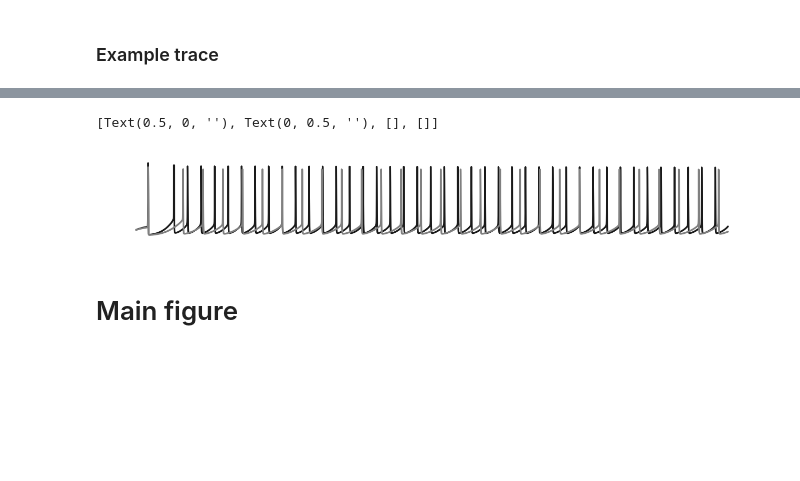
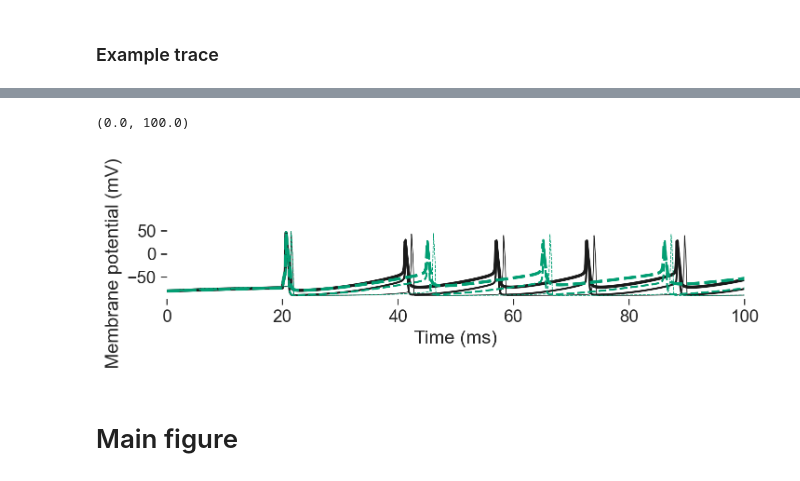
Before and after one commit to ChrisCurrin/pv-kcnc2, a Jupyter notebook: notebook.ipynb, the cells around one changed output, grey strips where cells are left out. Drawn from its saved outputs; the diff is of its cells as text; code cells hidden in the pictures; blank space fills up the shorter version.

```diff
--- a/notebook.ipynb
+++ b/notebook.ipynb
@@ -428,6 +477,13 @@ def run_sims(pv, stims, fractions, dur, load=False, arrow=False, shape_plot=True
 
     if pv_props is None:
         pv_props = {}
+        h.usetable_Kv3 = 1
+        h.usetable_Kv3m = 1
+    else:
+        # do not use the lookup table for the Kv3 and Kv3m
+        # as we want the table to be re-calculated
+        h.usetable_Kv3 = 0
+        h.usetable_Kv3m = 0
 
     # optionally set properties of pv neuron
     for key, val in pv_props.items():
@@ -729,14 +789,0 @@ ap_df
-# %%
-if ap_df.size > 0:
-    sns.lineplot(
-        data=ap_df,
-        x=CURRENT_LABEL,
-        y=FIRING_RATE_LABEL,
-        hue="Neuron",
-        style="Neuron",
-        # markers=["o", "s", "D"],
-        palette="Greys_r",
-        size="loc",
-        size_order=["AIS", "axon"],
-
-    )
@@ -824,24 +880,30 @@ v_df
 # %%
-fig, ax = plt.subplots(figsize=(8,1))
+
+fig, ax = plt.subplots(figsize=(8, 1))
 sns.lineplot(
     data=v_df,
     x=TIME_LABEL,
     y=VOLTAGE_LABEL,
     hue="Neuron",
-    hue_order=["WT", "C165Y - 25%"],
-    palette=['k', 'grey'],
-    style="loc",
-    style_order=["AIS"],
+    hue_order=[
+        nrn.name[: nrn.name.find("(")].replace("test", "")
+        for nrn in [pv_wt, pv_mut_1]
+    ],
+    palette=["k", "g"],
+    style="Neuron",
+    # dashes=["", "", (4.8, 1.8)],
+    size="loc",
+    size_order=["soma", "AIS", "axon"],
     ax=ax,
-    # alpha=0.5,
     legend=False,
 )
 # remove borders, labels, and ticks
 sns.despine(ax=ax, left=True, bottom=True)
-ax.set(xlabel="", ylabel="", xticks=[], yticks=[])
+# ax.set(xlabel="", ylabel="", xticks=[], yticks=[])
+ax.set_xlim(0, 100)
 # %% [output]
-[Text(0.5, 0, ''), Text(0, 0.5, ''), [], []]
+(0.0, 100.0)
-[figure, old version]
+[figure, new version]
 # %% [markdown]
 # Main figure
 # %%
```
Also changed, not shown: parts of 18 cells of this notebook, 7 other files.
